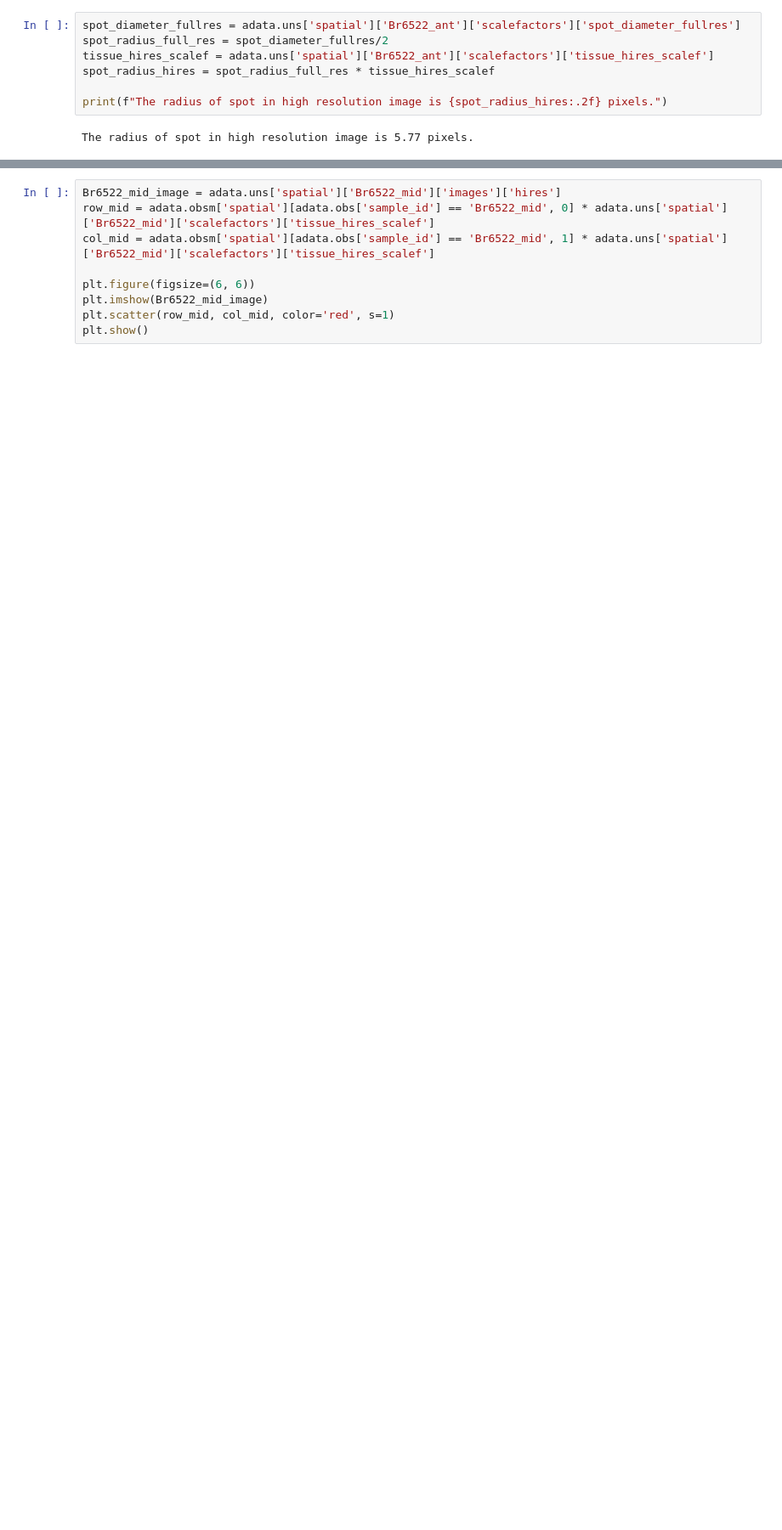
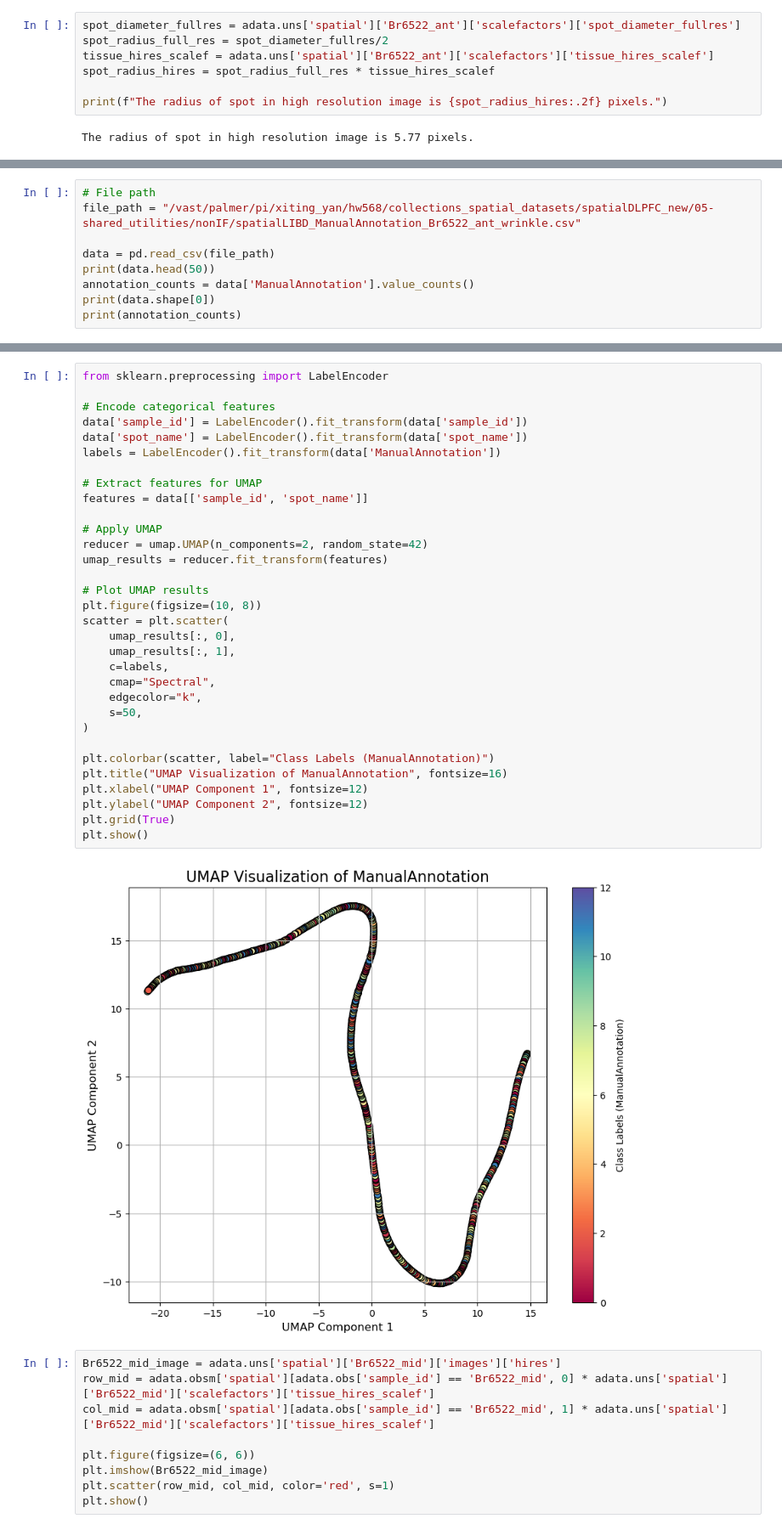
Before and after one commit to lixinglin-AI/Identifying-Cellular-Niche-in-Spatial-Transcriptomics-with-LLM, a Jupyter notebook: image_preprocessing (2).ipynb, the cells around one changed output, grey strips where cells are left out. Shown at 85% size. Cells and saved outputs as stored; diff of their text form; blank space fills up the shorter version.

```diff
--- a/image_preprocessing (2).ipynb
+++ b/image_preprocessing (2).ipynb
@@ -158,0 +196,9 @@ Epoch 10 Loss: 0.0000
+# %%
+# File path
+file_path = "/vast/palmer/pi/xiting_yan/hw568/collections_spatial_datasets/spatialDLPFC_new/05-shared_utilities/nonIF/spatialLIBD_ManualAnnotation_Br6522_ant_wrinkle.csv"
+
+data = pd.read_csv(file_path)
+print(data.head(50))
+annotation_counts = data['ManualAnnotation'].value_counts()
+print(data.shape[0])
+print(annotation_counts)
@@ -159,3 +223,37 @@ Epoch 10 Loss: 0.0000
+# %%
+from sklearn.preprocessing import LabelEncoder
+
+# Encode categorical features
+data['sample_id'] = LabelEncoder().fit_transform(data['sample_id'])
+data['spot_name'] = LabelEncoder().fit_transform(data['spot_name'])
+labels = LabelEncoder().fit_transform(data['ManualAnnotation'])
+
+# Extract features for UMAP
+features = data[['sample_id', 'spot_name']]
+
+# Apply UMAP
+reducer = umap.UMAP(n_components=2, random_state=42)
+umap_results = reducer.fit_transform(features)
+
+# Plot UMAP results
+plt.figure(figsize=(10, 8))
+scatter = plt.scatter(
+    umap_results[:, 0],
+    umap_results[:, 1],
+    c=labels,
+    cmap="Spectral",
+    edgecolor="k",
+    s=50,
+)
+
+plt.colorbar(scatter, label="Class Labels (ManualAnnotation)")
+plt.title("UMAP Visualization of ManualAnnotation", fontsize=16)
+plt.xlabel("UMAP Component 1", fontsize=12)
+plt.ylabel("UMAP Component 2", fontsize=12)
+plt.grid(True)
+plt.show()
+# %% [output]
+[figure, added]
 # %%
 Br6522_mid_image = adata.uns['spatial']['Br6522_mid']['images']['hires']
 row_mid = adata.obsm['spatial'][adata.obs['sample_id'] == 'Br6522_mid', 0] * adata.uns['spatial']['Br6522_mid']['scalefactors']['tissue_hires_scalef']
```
Also changed, not shown: parts of 21 cells of this notebook, 1 other file.
